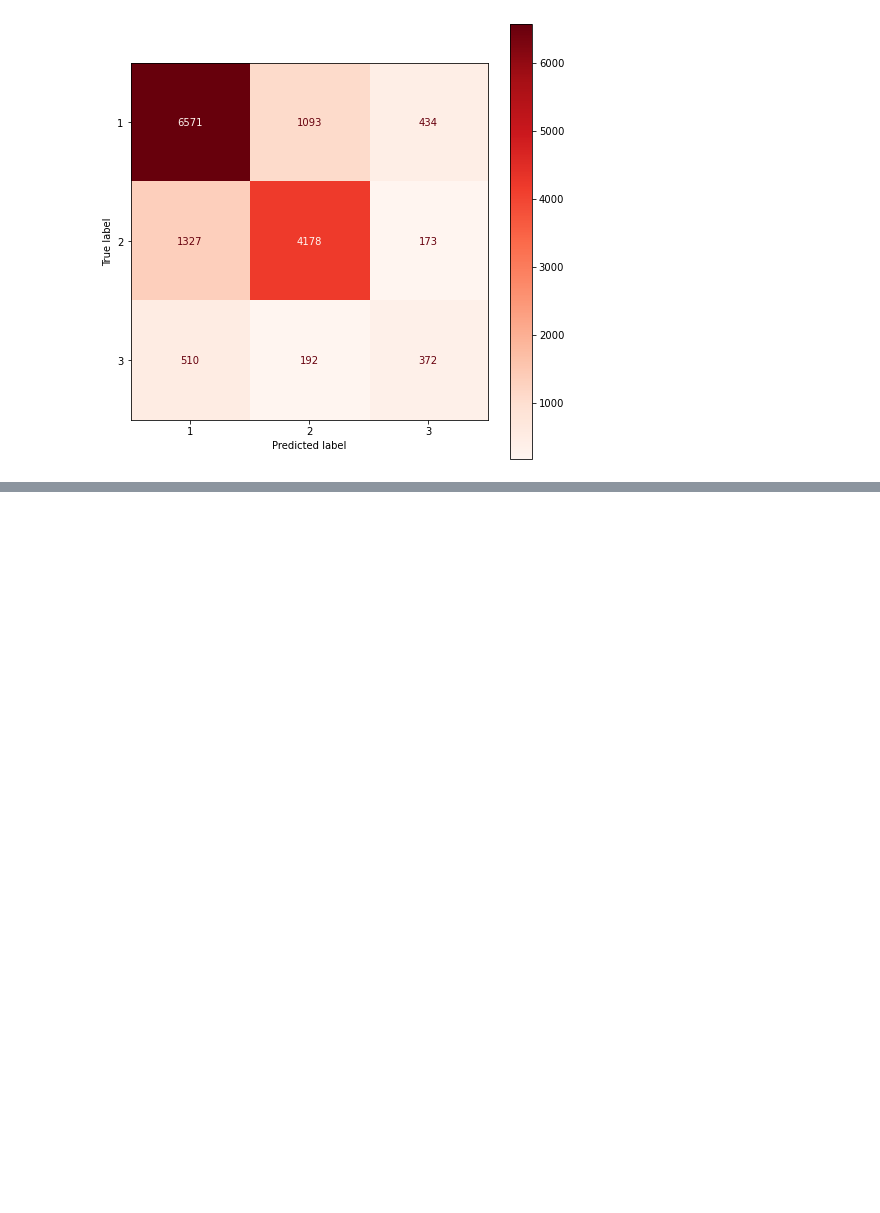
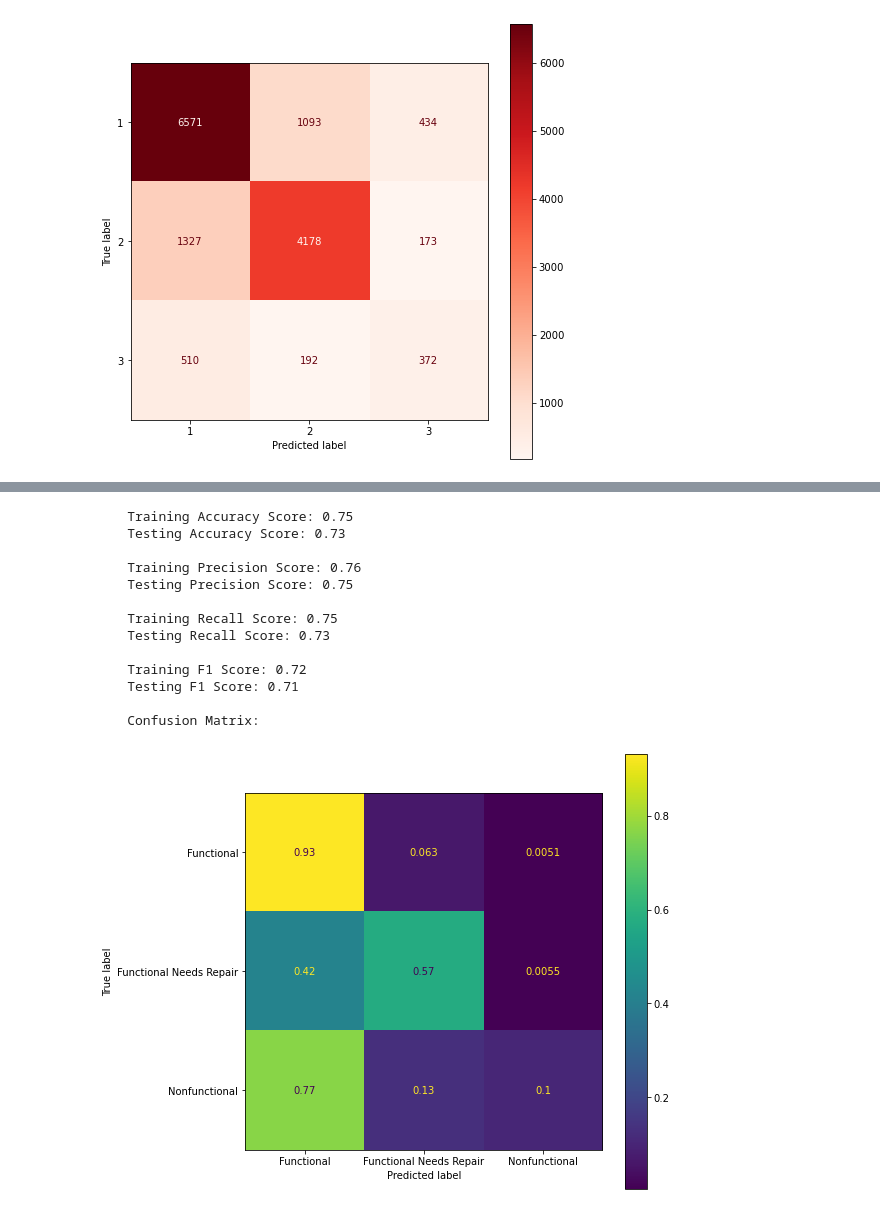
Before and after one commit to OlgertHasko/Tanzanian-Water-Wells, a Jupyter notebook: Modeling - Hatice.ipynb, the cells around one changed output, grey strips where cells are left out. Saved outputs shown, nothing was run; the diff lists cells and outputs as text; code cells hidden in the pictures; blank space fills up the shorter version.

Commit message:
More Modeling

```diff
--- a/Modeling - Hatice.ipynb
+++ b/Modeling - Hatice.ipynb
@@ -242,14 +399,14 @@ def model_evaluation(model, X_train, y_train, X_test, y_test):
     Training Accuracy Score: {round(accuracy_score(y_train, model.predict(X_train)),2)}
     Testing Accuracy Score: {round(accuracy_score(y_test, model.predict(X_test)),2)}
 
-    Training Precision Score: {round(precision_score(y_train, model.predict(X_train), average= 'macro'),2)}
-    Testing Precision Score: {round(precision_score(y_test, model.predict(X_test), average= 'macro'),2)}
+    Training Precision Score: {round(precision_score(y_train, model.predict(X_train), average= 'weighted'),2)}
+    Testing Precision Score: {round(precision_score(y_test, model.predict(X_test), average= 'weighted'),2)}
 
-    Training Recall Score: {round(recall_score(y_train, model.predict(X_train), average= 'macro'),2)}
-    Testing Recall Score: {round(recall_score(y_test, model.predict(X_test), average= 'macro'),2)}
+    Training Recall Score: {round(recall_score(y_train, model.predict(X_train), average= 'weighted'),2)}
+    Testing Recall Score: {round(recall_score(y_test, model.predict(X_test), average= 'weighted'),2)}
 
-    Training F1 Score: {round(f1_score(y_train, model.predict(X_train), average= 'macro'),2)}
-    Testing F1 Score: {round(f1_score(y_test, model.predict(X_test), average= 'macro'),2)}
+    Training F1 Score: {round(f1_score(y_train, model.predict(X_train), average= 'weighted'),2)}
+    Testing F1 Score: {round(f1_score(y_test, model.predict(X_test), average= 'weighted'),2)}
 
     Confusion Matrix:""")
     fig, ax = plt.subplots(figsize=(8, 8))
@@ -276,0 +434,4 @@ Testing ROC_AUC:  {round(roc_auc_score(y_test, model.predict(X_test), average= '
+# %%
+dt1_model_pipe = Pipeline(steps=([("ct", CT),
+                                    ("dt", DecisionTreeClassifier(random_state = 0))]))
+dt1_model_pipe.fit(X_train, y_train)
@@ -276,0 +456,11 @@ Testing ROC_AUC:  {round(roc_auc_score(y_test, model.predict(X_test), average= '
+# %%
+dt1_grid = [{'dt__max_depth': [6, 8, 10],
+         'dt__min_samples_leaf': [20, 22, 24]}]
+
+
+gridsearch1 = GridSearchCV(estimator=dt1_model_pipe,
+                          param_grid=dt1_grid,
+                          scoring=scorer,
+                          cv=5)
+
+gridsearch1.fit(X_train, y_train)
@@ -276,0 +515,20 @@ Testing ROC_AUC:  {round(roc_auc_score(y_test, model.predict(X_test), average= '
+# %%
+dt1_output = gridsearch1.fit(X_train, y_train)
+dt1_model = dt1_output.best_estimator_
+# %%
+model_evaluation(dt1_model, X_train, y_train, X_test, y_test)
+# %% [output]
+    Training Accuracy Score: 0.75
+    Testing Accuracy Score: 0.73
+
+    Training Precision Score: 0.76
+    Testing Precision Score: 0.75
+
+    Training Recall Score: 0.75
+    Testing Recall Score: 0.73
+
+    Training F1 Score: 0.72
+    Testing F1 Score: 0.71
+
+    Confusion Matrix:
+[figure, added]
```
Also changed, not shown: parts of 39 cells of this notebook, 4 other files.
